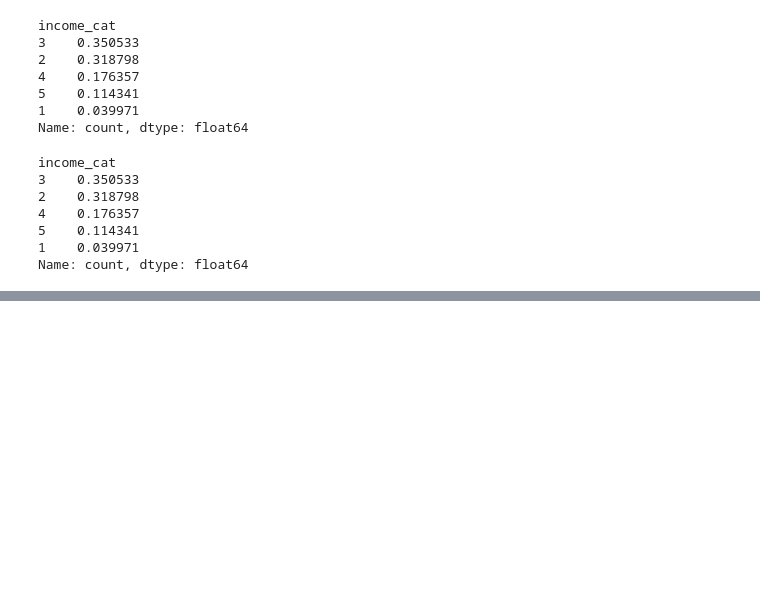
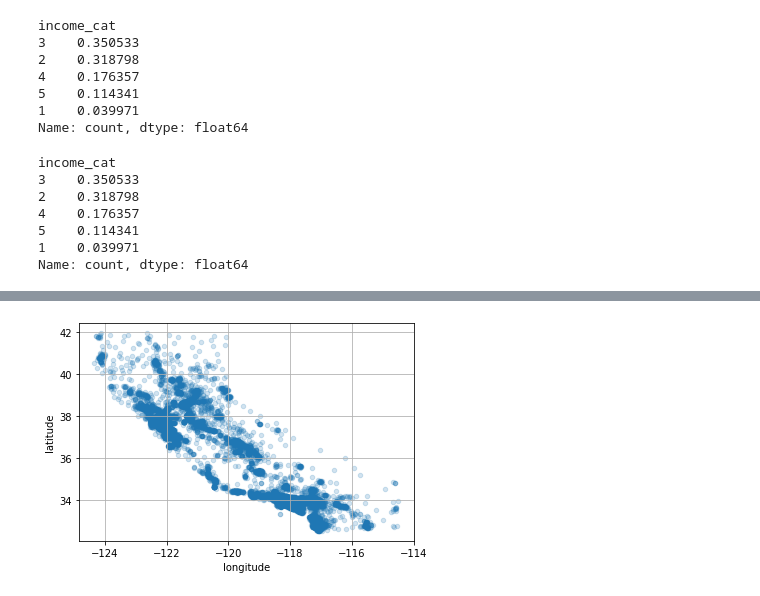
Before and after one commit to Arefe-Masnouie/housing_price, a Jupyter notebook: housing.ipynb, the cells around one changed output, grey strips where cells are left out. Cells and saved outputs as stored; diff of their text form; code cells hidden in the pictures; blank space fills up the shorter version.

```diff
--- a/housing.ipynb
+++ b/housing.ipynb
@@ -114,0 +131,11 @@ Name: count, dtype: float64
+# %%
+#getting a copy of the training set
+#this is to avoid changing the original training set
+housing = strat_train_set.copy()
+# %%
+#plotting the geographical data
+#this will show the distribution of the districts in the training set
+housing.plot(kind='scatter', x='longitude', y='latitude', grid=True, alpha=0.2)
+plt.show()
+# %% [output]
+[figure, added]
```
Also changed, not shown: parts of 6 cells of this notebook.
